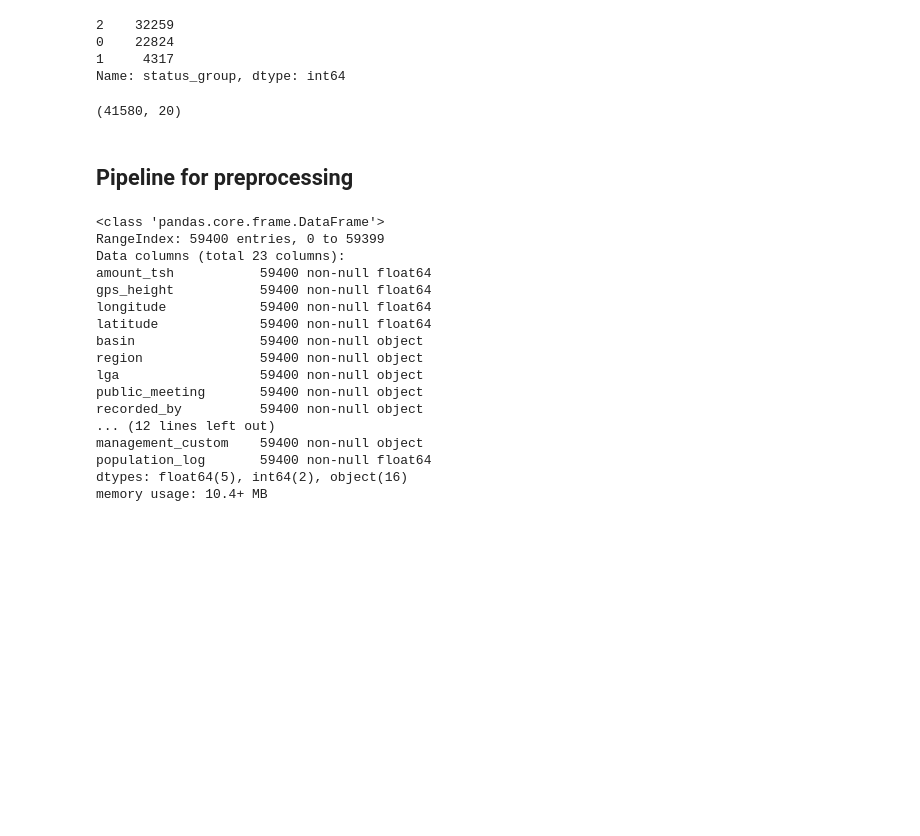
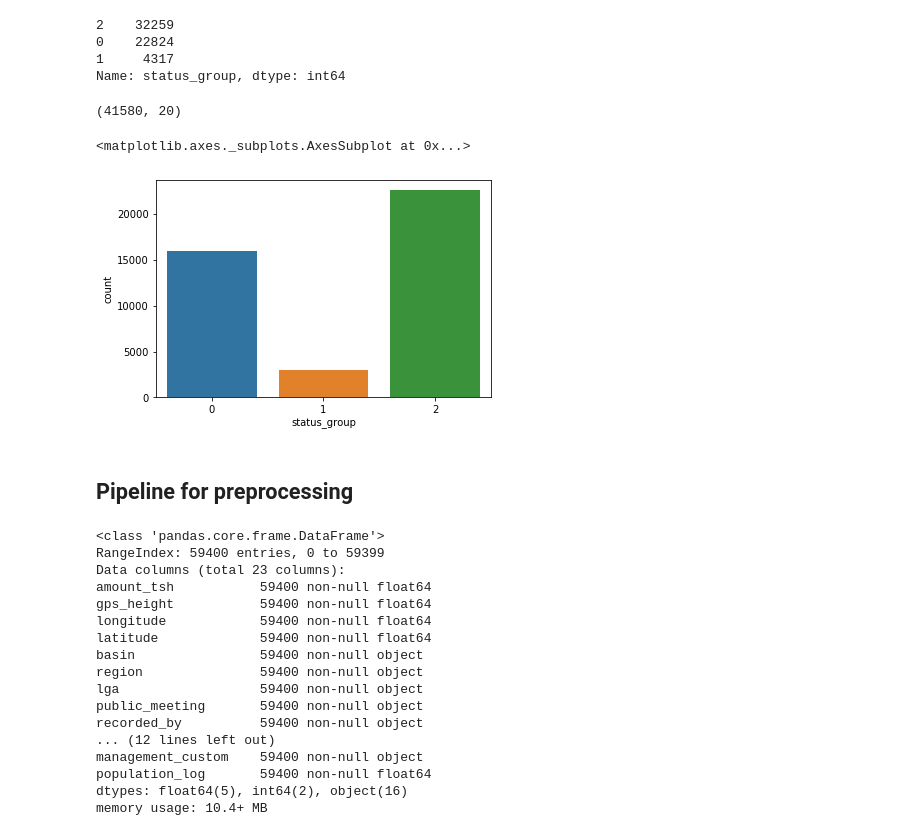
Before and after one commit to roble-chris/Captsone-PumpitUp, a Jupyter notebook: #2 Predictive Modelling.ipynb, the cells around one changed output. Saved outputs shown, nothing was run; the diff lists cells and outputs as text; code cells hidden in the pictures; blank space fills up the shorter version.

```diff
--- a/#2 Predictive Modelling.ipynb
+++ b/#2 Predictive Modelling.ipynb
@@ -90,6 +132,11 @@ X_train, X_test, y_train, y_test = train_test_split(X,y,test_size=test_size,
 X_train.shape
 # %% [output]
 (41580, 20)
+# %%
+sns.countplot(y_train)
+# %% [output]
+<matplotlib.axes._subplots.AxesSubplot at 0x...>
+[figure, added]
 # %% [markdown]
 ## Pipeline for preprocessing
 # %%
```
Also changed, not shown: parts of 36 cells of this notebook.
